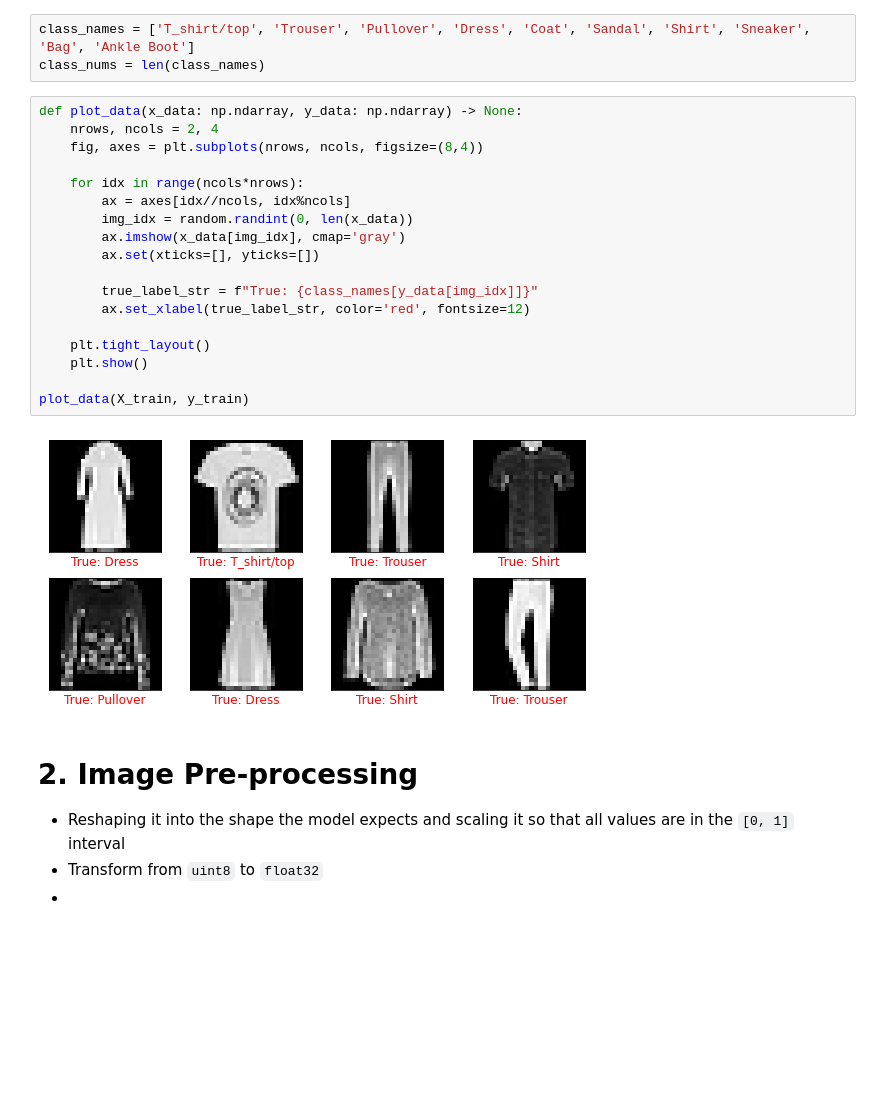
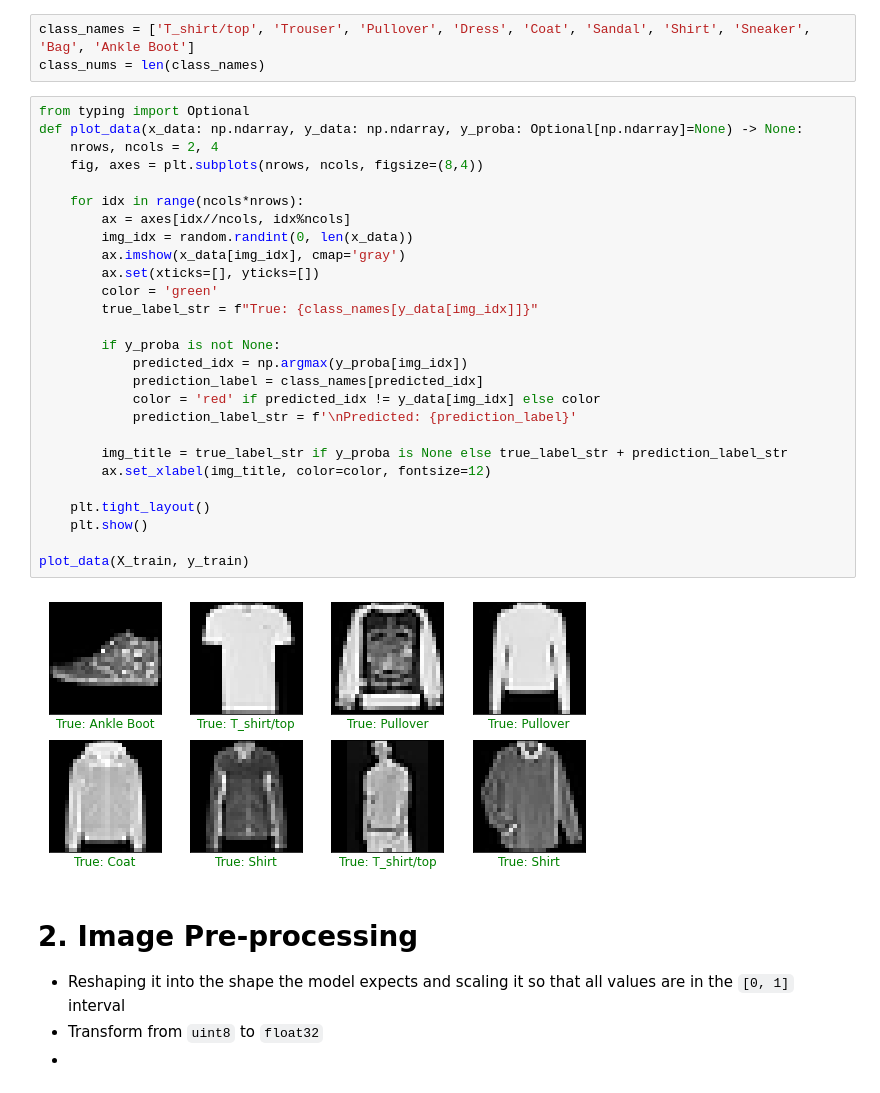
Before and after one commit to PhungHuuTai/Fashion_mnist_ANN, a Jupyter notebook: fashion_mnist_ann.ipynb, the cells around one changed output. Drawn from its saved outputs; the diff is of its cells as text; blank space fills up the shorter version.

```diff
--- a/fashion_mnist_ann.ipynb
+++ b/fashion_mnist_ann.ipynb
@@ -29,25 +29,34 @@ y_train[0]
 class_names = ['T_shirt/top', 'Trouser', 'Pullover', 'Dress', 'Coat', 'Sandal', 'Shirt', 'Sneaker', 'Bag', 'Ankle Boot']
 class_nums = len(class_names)
 # %%
-def plot_data(x_data: np.ndarray, y_data: np.ndarray) -> None:
+from typing import Optional
+def plot_data(x_data: np.ndarray, y_data: np.ndarray, y_proba: Optional[np.ndarray]=None) -> None:
     nrows, ncols = 2, 4
     fig, axes = plt.subplots(nrows, ncols, figsize=(8,4))
 
     for idx in range(ncols*nrows):
         ax = axes[idx//ncols, idx%ncols]
         img_idx = random.randint(0, len(x_data))
         ax.imshow(x_data[img_idx], cmap='gray')
         ax.set(xticks=[], yticks=[])
+        color = 'green'
+        true_label_str = f"True: {class_names[y_data[img_idx]]}"
 
-        true_label_str = f"True: {class_names[y_data[img_idx]]}"
-        ax.set_xlabel(true_label_str, color='red', fontsize=12)
+        if y_proba is not None:
+            predicted_idx = np.argmax(y_proba[img_idx])
+            prediction_label = class_names[predicted_idx]
+            color = 'red' if predicted_idx != y_data[img_idx] else color
+            prediction_label_str = f'\nPredicted: {prediction_label}'
+
+        img_title = true_label_str if y_proba is None else true_label_str + prediction_label_str
+        ax.set_xlabel(img_title, color=color, fontsize=12)
 
     plt.tight_layout()
     plt.show()
 
 plot_data(X_train, y_train)
 # %% [output]
-[figure, old version]
+[figure, new version]
 # %% [markdown]
 # 2. Image Pre-processing
 
```
Also changed, not shown: parts of 16 cells of this notebook.
